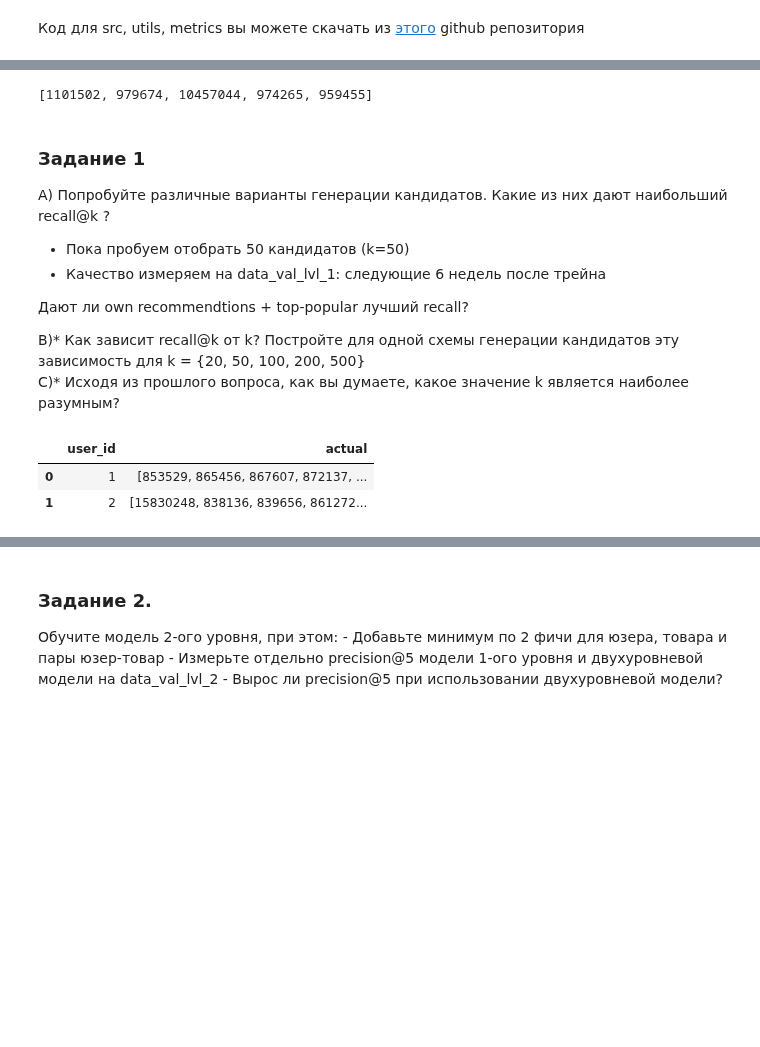
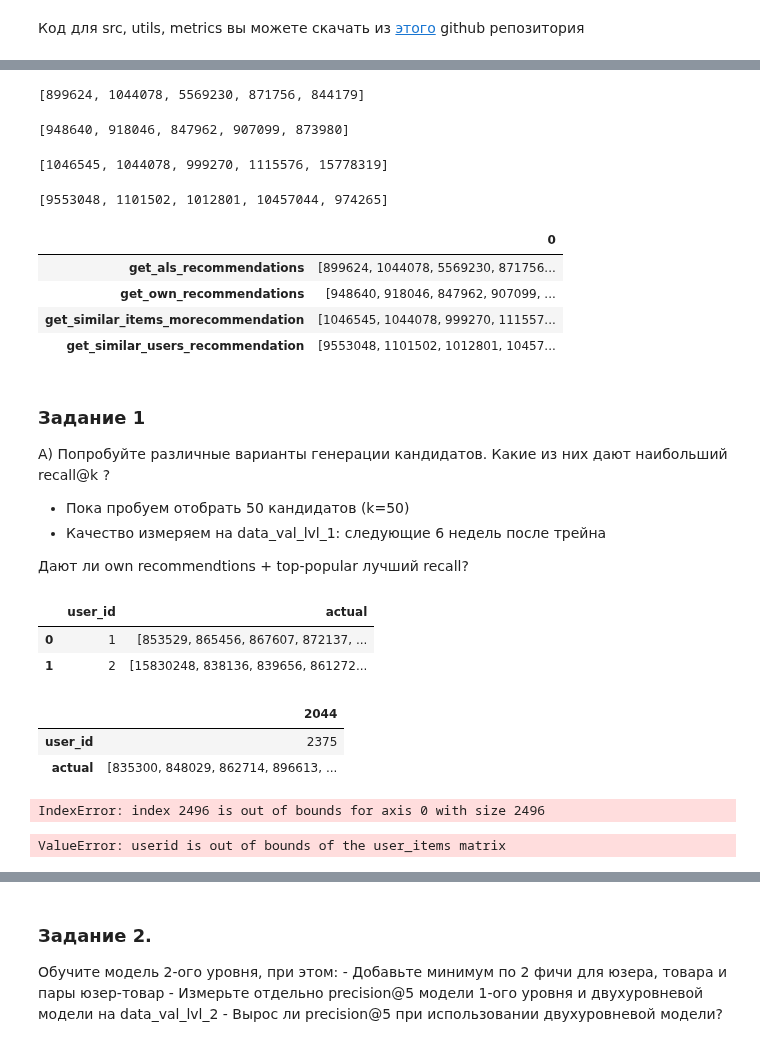
Before and after one commit to Miillya/Geekbrains, a Jupyter notebook: Рекомендательные системы/Урок 6. Двухуровневые модели рекомендаций/hw_webinar_6.ipynb, the cells around one changed output, grey strips where cells are left out. Saved outputs shown, nothing was run; the diff lists cells and outputs as text; code cells hidden in the pictures; blank space fills up the shorter version.

```diff
--- a/Рекомендательные системы/Урок 6. Двухуровневые модели рекомендаций/hw_webinar_6.ipynb
+++ b/Рекомендательные системы/Урок 6. Двухуровневые модели рекомендаций/hw_webinar_6.ipynb
@@ -27,9 +27,9 @@ from src.metrics import precision_at_k, recall_at_k
 from src.utils import prefilter_items
 from src.recommenders import MainRecommender
 # %%
-data = pd.read_csv('../data/retail_train.csv')
-item_features = pd.read_csv('../data/product.csv')
-user_features = pd.read_csv('../data/hh_demographic.csv')
+data = pd.read_csv('retail_train.csv')
+item_features = pd.read_csv('product.csv')
+user_features = pd.read_csv('hh_demographic.csv')
 
 # column processing
 item_features.columns = [col.lower() for col in item_features.columns]
@@ -71,13 +76,33 @@ recommender = MainRecommender(data_train_lvl_1)
 # %%
 recommender.get_als_recommendations(2375, N=5)
+# %% [output]
+[899624, 1044078, 5569230, 871756, 844179]
 # %%
 recommender.get_own_recommendations(2375, N=5)
+# %% [output]
+[948640, 918046, 847962, 907099, 873980]
 # %%
 recommender.get_similar_items_recommendation(2375, N=5)
+# %% [output]
+[1046545, 1044078, 999270, 1115576, 15778319]
 # %%
 recommender.get_similar_users_recommendation(2375, N=5)
 # %% [output]
-[1101502, 979674, 10457044, 974265, 959455]
+[9553048, 1101502, 1012801, 10457044, 974265]
+# %%
+user = 2375
+pd.DataFrame({
+    'get_als_recommendations': [recommender.get_als_recommendations(user, N=5)],
+    'get_own_recommendations': [recommender.get_own_recommendations(user, N=5)],
+    'get_similar_items_morecommendation': [recommender.get_similar_items_recommendation(user, N=5)],
+    'get_similar_users_recommendation': [recommender.get_similar_users_recommendation(user, N=5)]
+}).T
+# %% [output]
+|  | 0 |
+| get_als_recommendations | [899624, 1044078, 5569230, 871756... |
+| get_own_recommendations | [948640, 918046, 847962, 907099, ... |
+| get_similar_items_morecommendation | [1046545, 1044078, 999270, 111557... |
+| get_similar_users_recommendation | [9553048, 1101502, 1012801, 10457... |
 # %% [markdown]
 ### Задание 1
 
@@ -86,9 +111,6 @@ A) Попробуйте различные варианты генерации
 - Качество измеряем на data_val_lvl_1: следующие 6 недель после трейна
 
 Дают ли own recommendtions + top-popular лучший recall?
-
-B)* Как зависит recall@k от k? Постройте для одной схемы генерации кандидатов эту зависимость для k = {20, 50, 100, 200, 500}
-C)* Исходя из прошлого вопроса, как вы думаете, какое значение k является наиболее разумным?
 # %%
 result_lvl_1 = data_val_lvl_1.groupby('user_id')['item_id'].unique().reset_index()
 result_lvl_1.columns=['user_id', 'actual']
@@ -101,0 +122,16 @@ result_lvl_1.head(2)
+# %%
+result_lvl_1[result_lvl_1.user_id == 2375].T
+# %% [output]
+|  | 2044 |
+| user_id | 2375 |
+| actual | [835300, 848029, 862714, 896613, ... |
+# %%
+%%time
+result_lvl_1['als_rec-s'] = result_lvl_1['user_id'].apply(lambda x: recommender.get_als_recommendations(user=x, N=50))
+# %% [output]
+IndexError: index 2496 is out of bounds for axis 0 with size 2496
+# %%
+%%time
+result_lvl_1['own_rec-s'] = result_lvl_1['user_id'].apply(lambda x: recommender.get_own_recommendations(user=x, N=50))
+# %% [output]
+ValueError: userid is out of bounds of the user_items matrix
```
Also changed, not shown: parts of 45 cells of this notebook, 3 other files.
